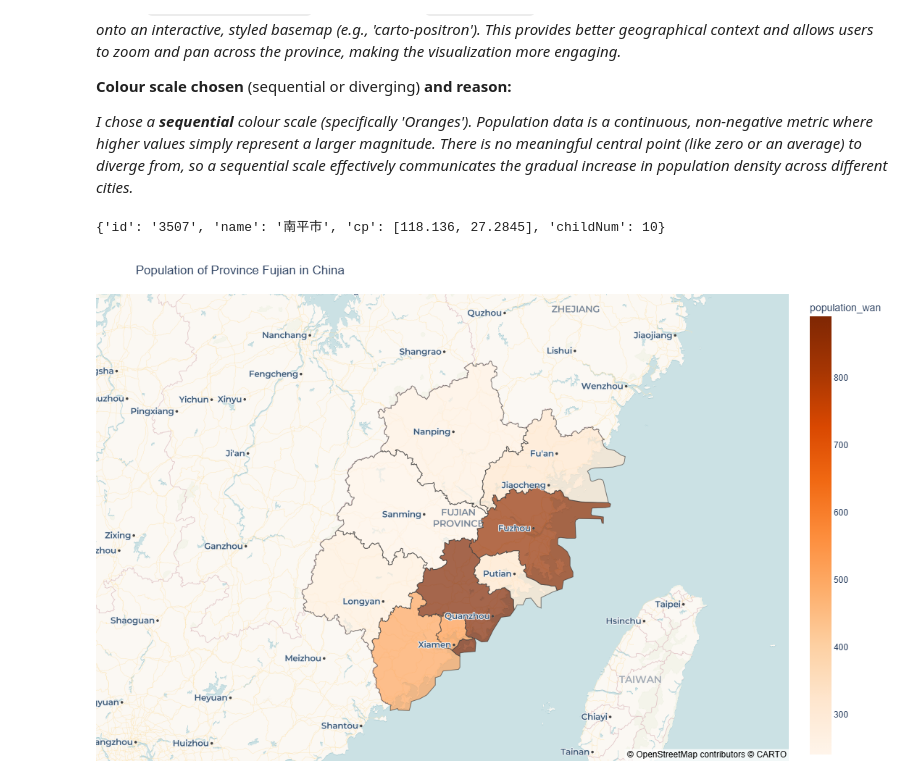
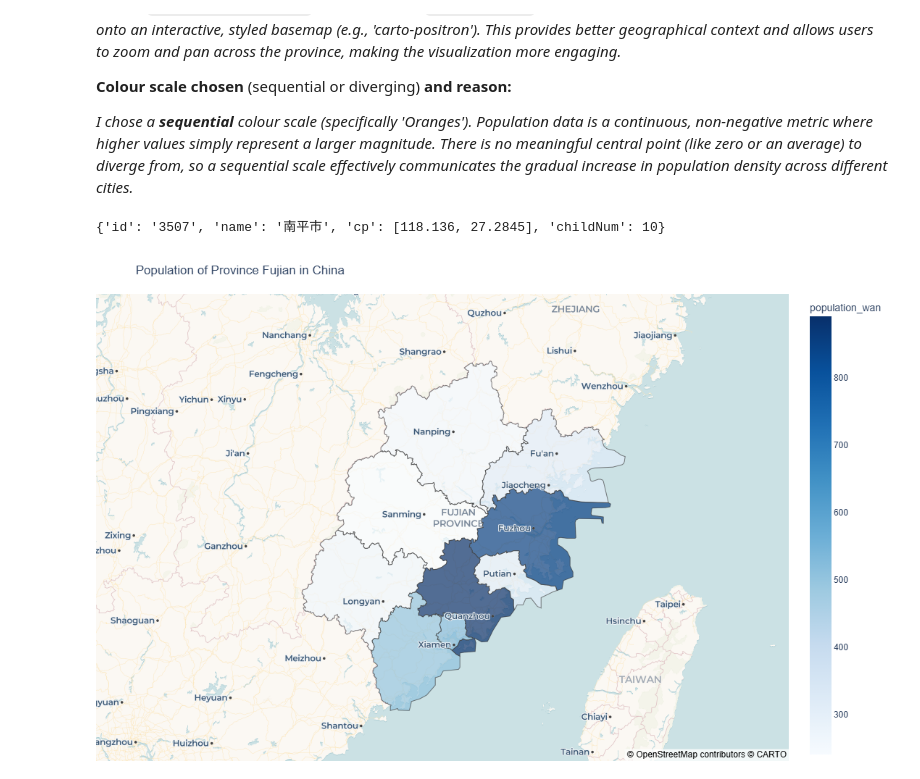
Before and after one commit to ue-wcyyy/dataviz-exercises-weican, a Jupyter notebook: week06/lecture06_solution.ipynb, the cells around one changed output. Cells and saved outputs as stored; diff of their text form; code cells hidden in the pictures.

```diff
--- a/week06/lecture06_solution.ipynb
+++ b/week06/lecture06_solution.ipynb
@@ -119,32 +119,32 @@ print(my_geojson['features'][0]['properties'])
 data = {
     'city': ['泉州市', '福州市', '厦门市', '漳州市', '莆田市', '宁德市', '龙岩市', '南平市', '三明市'],
     'population_wan': [891.4, 850.1, 535.0, 507.6, 319.2,
                        316.7, 268.8, 262.3, 241.9]
 }
 
 df_fujian_pop = pd.DataFrame(data)
 
 fig = px.choropleth_map(
     data_frame=df_fujian_pop,
     geojson=my_geojson,
     locations='city',
     featureidkey='properties.name',
     color='population_wan',
-    color_continuous_scale='Oranges',
+    color_continuous_scale='Blues',
     hover_name='city',
     hover_data={'city': False},
     labels={'Population': 'Population (2024)'},
     title='Population of Province Fujian in China',
     center={'lat': 26.07, 'lon': 117.98},
     zoom=6,
     opacity=0.7,
     height=700
 )
 fig.update_layout(
     font=dict(family='Arial', size=12),
     margin=dict(l=0, r=0, t=55, b=0),
 )
 fig.show()
 # %% [output]
 {'id': '3507', 'name': '南平市', 'cp': [118.136, 27.2845], 'childNum': 10}
-[figure, old version]
+[figure, new version]
```
